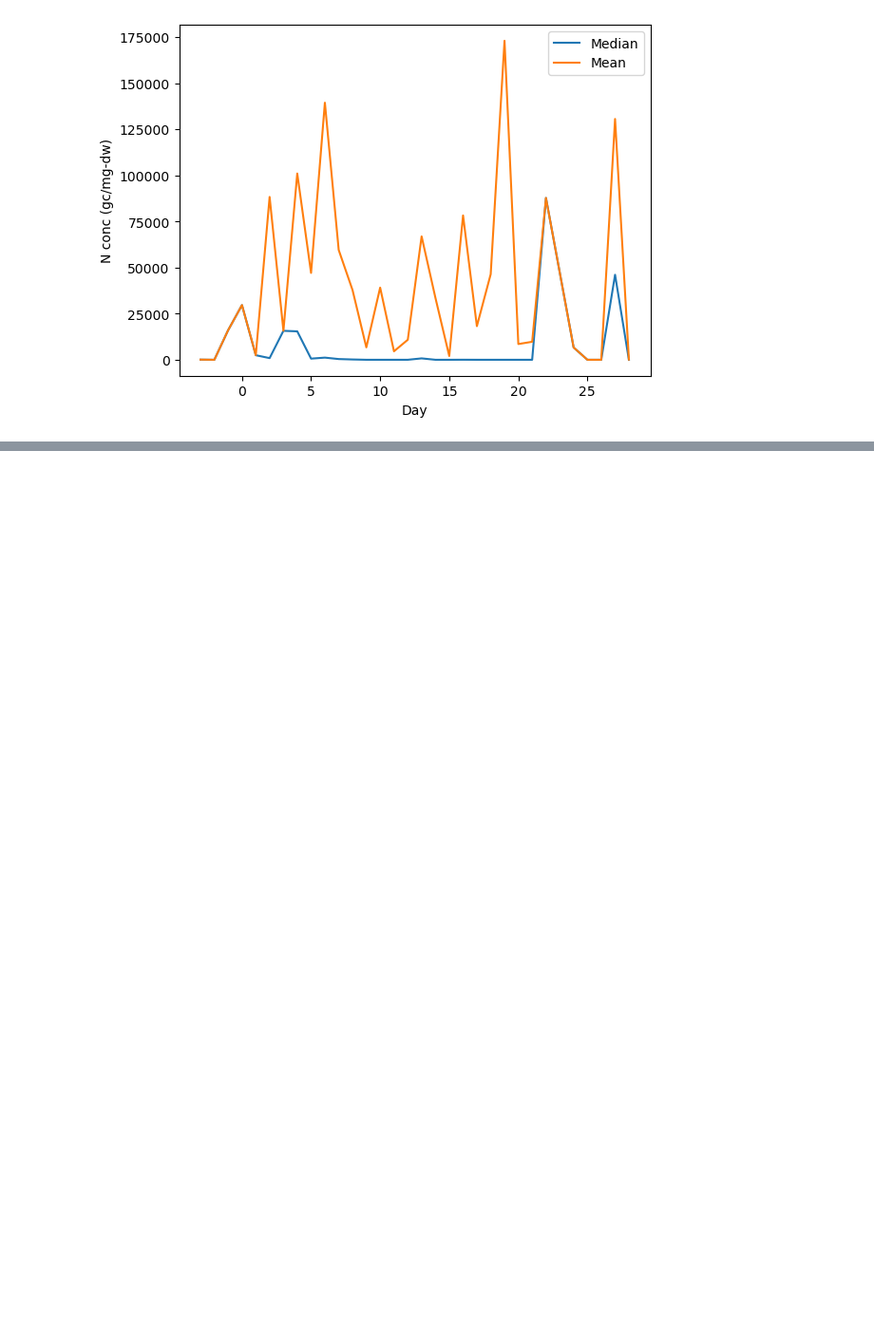
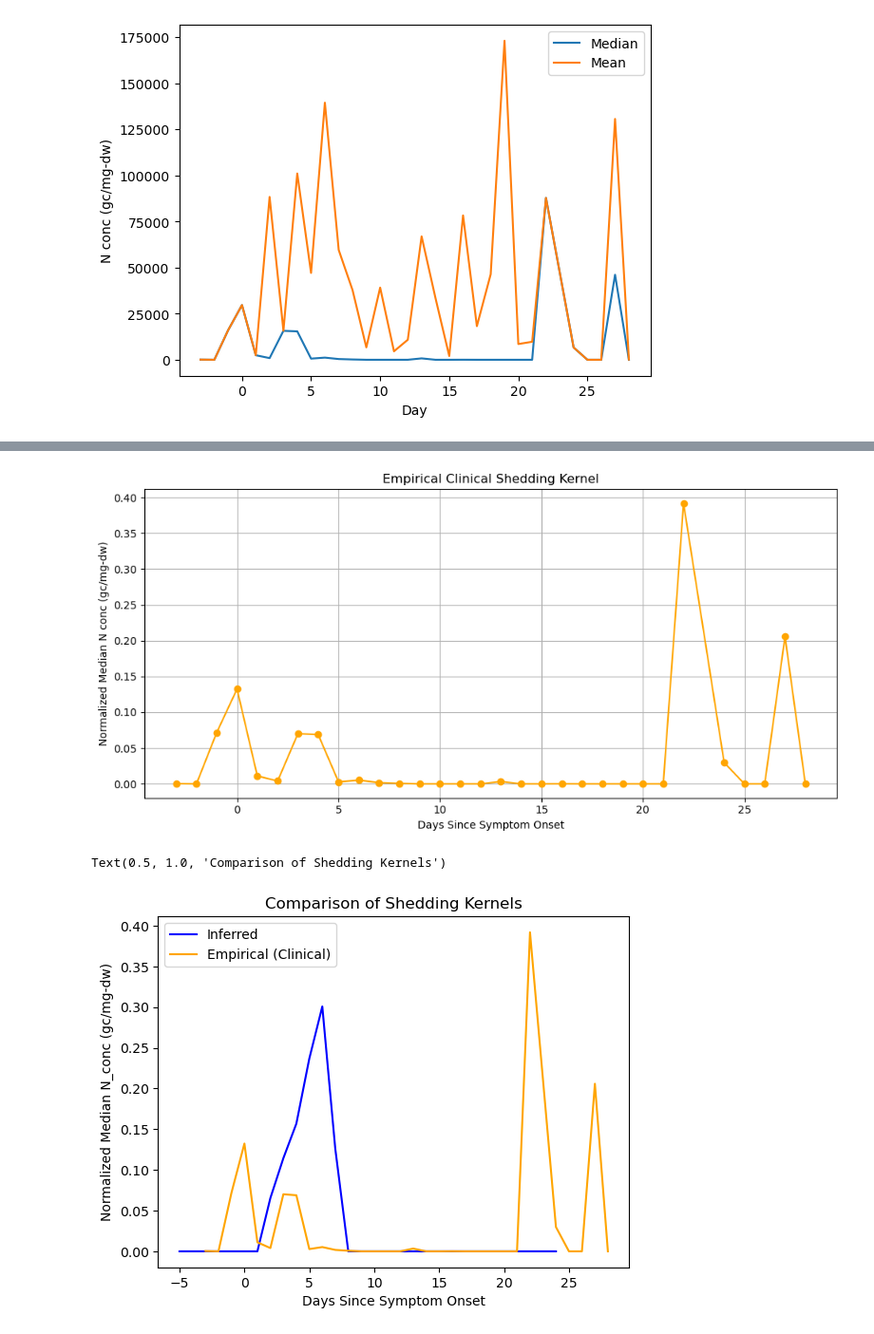
Before and after one commit to elizabethmurphy24/SRTI, a Jupyter notebook: Estimate shedding kernel.ipynb, the cells around one changed output, grey strips where cells are left out. Shown: that part at 95% size. Cells and saved outputs as stored; diff of their text form; code cells hidden in the pictures; blank space fills up the shorter version.

```diff
--- a/Estimate shedding kernel.ipynb
+++ b/Estimate shedding kernel.ipynb
@@ -322,0 +126,31 @@ solve time = 9.010917ms
+# %%
+# Construct a clinical shedding kernel from empirical data
+
+# Normalize to sum to 1 (to use as a kernel)
+# from above median_by_day = data.groupby('Day')['N_conc'].median()
+clinical_kernel = median_by_day / median_by_day.sum()
+
+plt.figure(figsize=(10, 5))
+plt.plot(clinical_kernel.index, clinical_kernel.values, marker='o', color='orange')
+plt.title('Empirical Clinical Shedding Kernel')
+plt.xlabel('Days Since Symptom Onset')
+plt.ylabel('Normalized Median N conc (gc/mg-dw)')
+plt.grid(True)
+plt.tight_layout()
+plt.show()
+
+# Normalized
+k_learned = x.value / np.sum(x.value)
+days = np.arange(-F, len(k_learned)-F)
+
+# Compare to empirical kernel
+plt.plot(days, k_learned, label="Inferred", color='blue')
+plt.plot(clinical_kernel.index, clinical_kernel.values / clinical_kernel.sum(), label="Empirical (Clinical)", color='orange')
+plt.xlabel('Days Since Symptom Onset')
+plt.ylabel('Normalized Median N_conc (gc/mg-dw)')
+plt.legend()
+plt.title("Comparison of Shedding Kernels")
+# %% [output]
+[figure, added]
+Text(0.5, 1.0, 'Comparison of Shedding Kernels')
+[figure, added]
```
Also changed, not shown: parts of 5 cells of this notebook, 1 other file.
